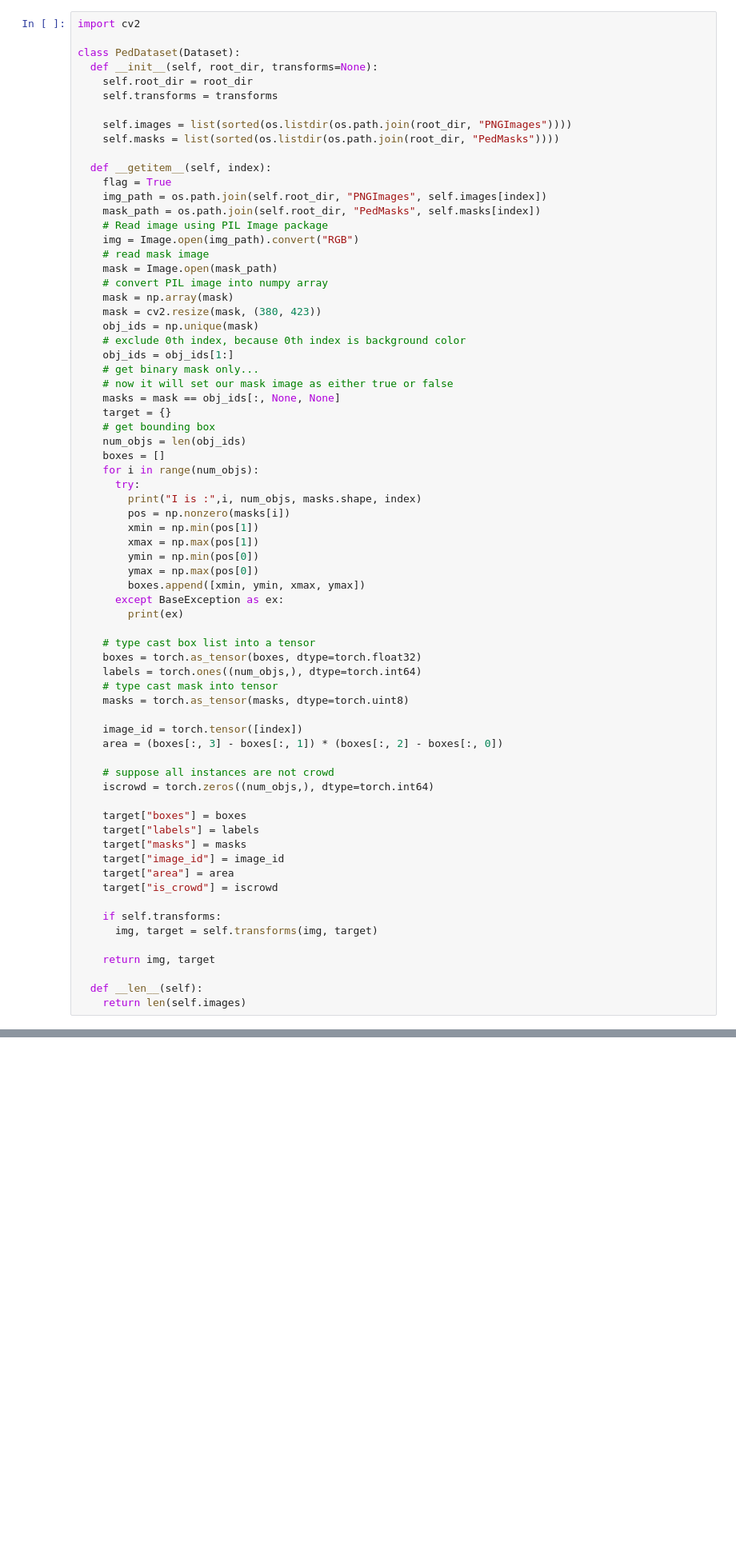
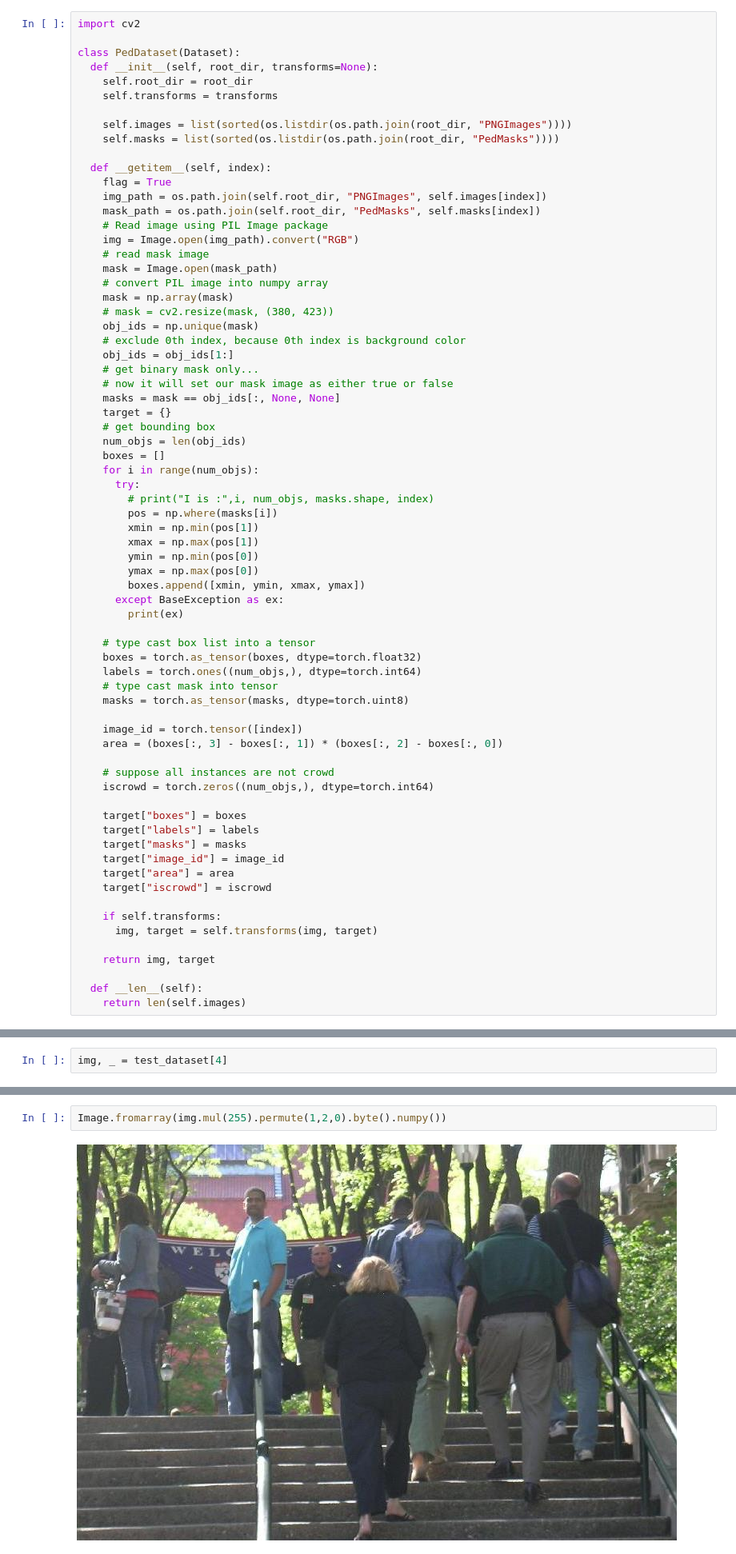
Before and after one commit to brainmentorspvtltd/IGDTU_PyTorchTraining, a Jupyter notebook: IG_PedObjectDetection.ipynb, the cells around one changed output, grey strips where cells are left out. Shown at 80% size. Drawn from its saved outputs; the diff is of its cells as text; blank space fills up the shorter version.

```diff
--- a/IG_PedObjectDetection.ipynb
+++ b/IG_PedObjectDetection.ipynb
@@ -119,7 +119,7 @@ class PedDataset(Dataset):
     mask = Image.open(mask_path)
     # convert PIL image into numpy array
     mask = np.array(mask)
-    mask = cv2.resize(mask, (380, 423))
+    # mask = cv2.resize(mask, (380, 423))
     obj_ids = np.unique(mask)
     # exclude 0th index, because 0th index is background color
     obj_ids = obj_ids[1:]
@@ -132,8 +132,8 @@ class PedDataset(Dataset):
     boxes = []
     for i in range(num_objs):
       try:
-        print("I is :",i, num_objs, masks.shape, index)
-        pos = np.nonzero(masks[i])
+        # print("I is :",i, num_objs, masks.shape, index)
+        pos = np.where(masks[i])
         xmin = np.min(pos[1])
         xmax = np.max(pos[1])
         ymin = np.min(pos[0])
@@ -159,7 +159,7 @@ class PedDataset(Dataset):
     target["masks"] = masks
     target["image_id"] = image_id
     target["area"] = area
-    target["is_crowd"] = iscrowd
+    target["iscrowd"] = iscrowd
 
     if self.transforms:
       img, target = self.transforms(img, target)
@@ -316,0 +336,2 @@ I is : 3 4 (4, 423, 380) 122
+# %%
+img, _ = test_dataset[4]
@@ -316,0 +349,4 @@ I is : 3 4 (4, 423, 380) 122
+# %%
+Image.fromarray(img.mul(255).permute(1,2,0).byte().numpy())
+# %% [output]
+[figure, added]
```
Also changed, not shown: parts of 15 cells of this notebook.
